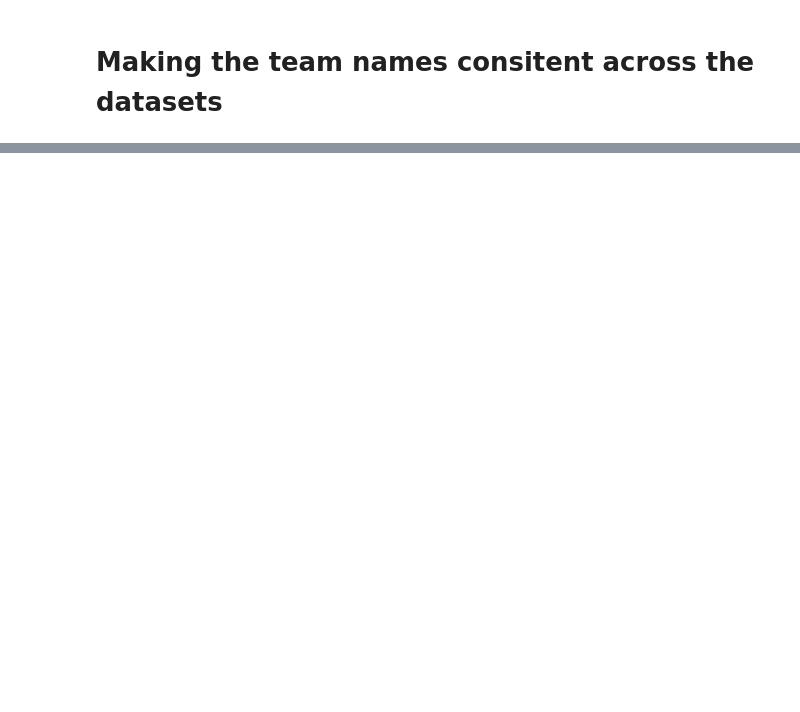
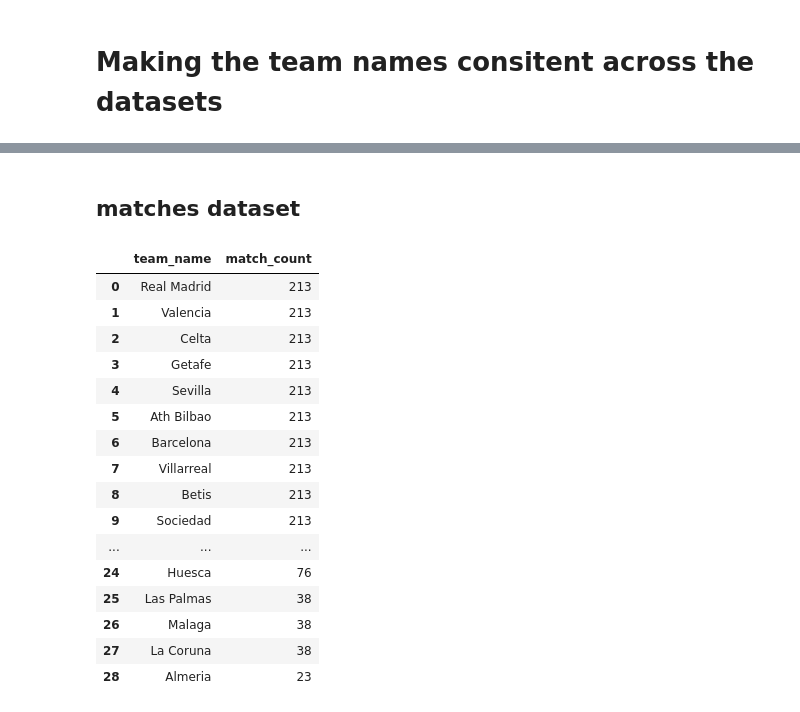
Before and after one commit to babakmahmoudian/la_liga, a Jupyter notebook: dataset/dataset_preparation.ipynb, the cells around one changed output, grey strips where cells are left out. Cells and saved outputs as stored; diff of their text form; code cells hidden in the pictures; blank space fills up the shorter version.

```diff
--- a/dataset/dataset_preparation.ipynb
+++ b/dataset/dataset_preparation.ipynb
@@ -29,0 +72,29 @@ Name: value, dtype: int64
+# %% [markdown]
+## matches dataset
+# %%
+df_matches_team_names = (
+    pd.melt(frame=df_matches, id_vars='date', value_vars=['home', 'away'])['value']
+    .value_counts()).reset_index().rename(columns={
+        'index': 'team_name',
+        'value': 'match_count'
+    })
+
+df_matches_team_names
+# %% [output]
+|  | team_name | match_count |
+| 0 | Real Madrid | 213 |
+| 1 | Valencia | 213 |
+| 2 | Celta | 213 |
+| 3 | Getafe | 213 |
+| 4 | Sevilla | 213 |
+| 5 | Ath Bilbao | 213 |
+| 6 | Barcelona | 213 |
+| 7 | Villarreal | 213 |
+| 8 | Betis | 213 |
+| 9 | Sociedad | 213 |
+| ... | ... | ... |
+| 24 | Huesca | 76 |
+| 25 | Las Palmas | 38 |
+| 26 | Malaga | 38 |
+| 27 | La Coruna | 38 |
+| 28 | Almeria | 23 |
```
Also changed, not shown: parts of 20 cells of this notebook, 1 other file.
